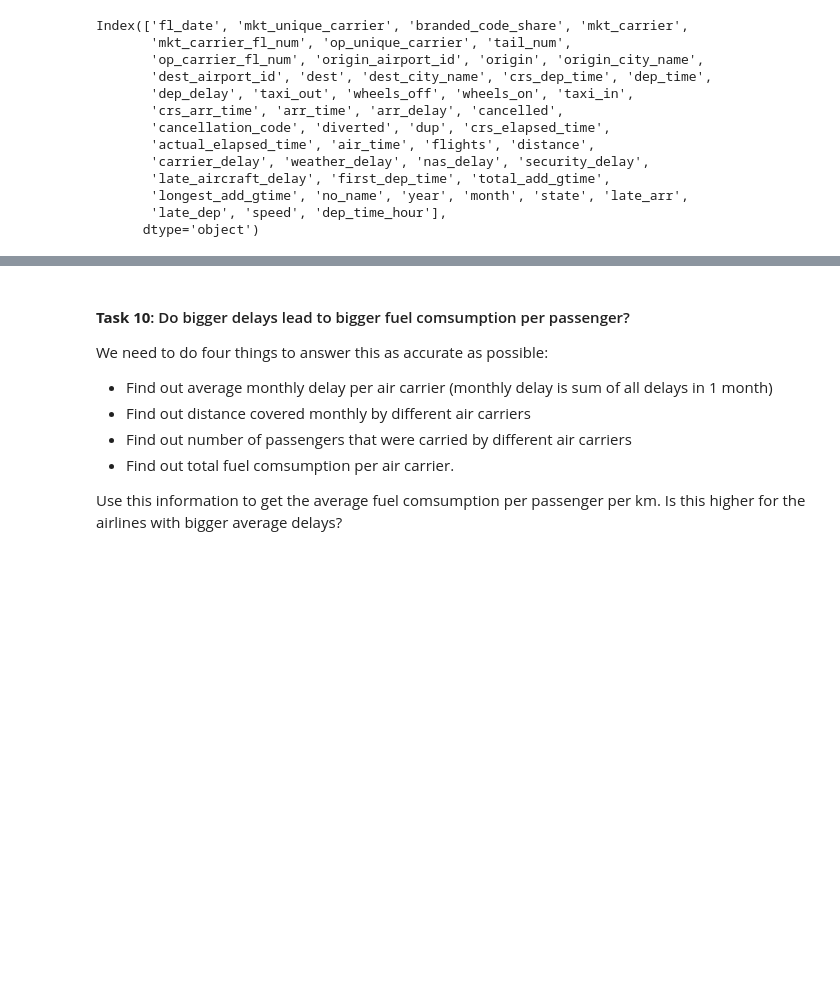
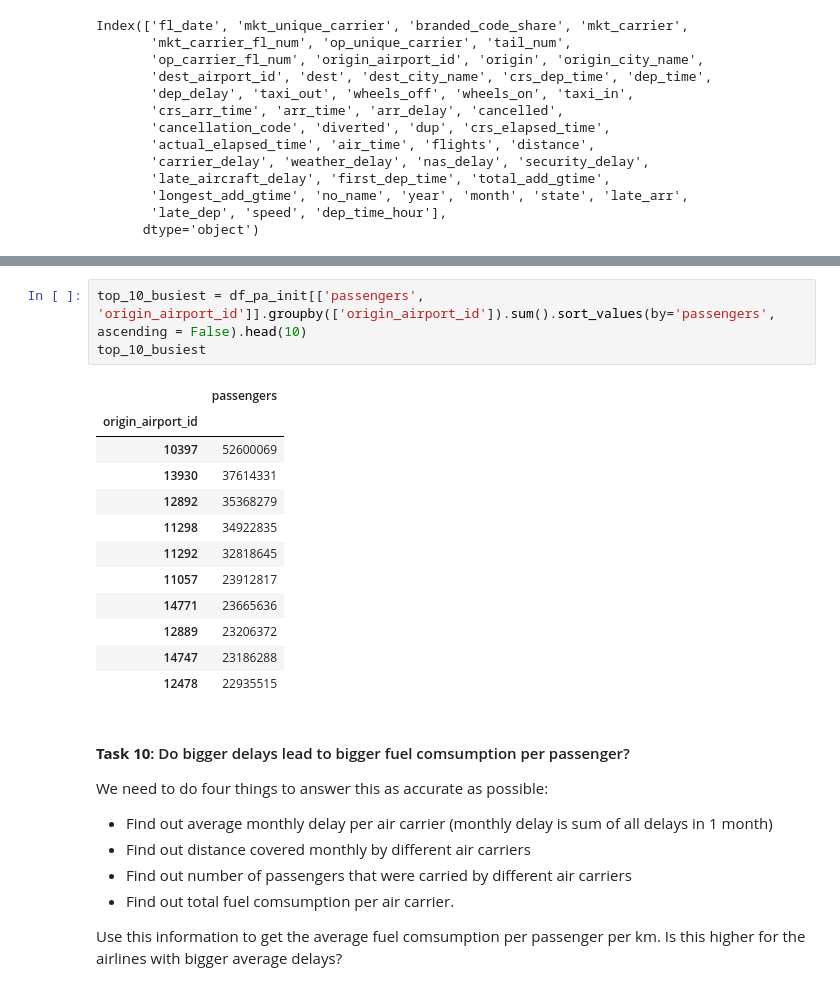
Before and after one commit to jdormaar/Flight-Delays, a Jupyter notebook: Workbook/exploratory_analysis-Copy1.ipynb, the cells around one changed output, grey strips where cells are left out. Saved outputs shown, nothing was run; the diff lists cells and outputs as text; blank space fills up the shorter version.

```diff
--- a/Workbook/exploratory_analysis-Copy1.ipynb
+++ b/Workbook/exploratory_analysis-Copy1.ipynb
@@ -860,3 +882,19 @@ Index(['fl_date', 'mkt_unique_carrier', 'branded_code_share', 'mkt_carrier',
+# %%
+top_10_busiest = df_pa_init[['passengers', 'origin_airport_id']].groupby(['origin_airport_id']).sum().sort_values(by='passengers', ascending = False).head(10)
+top_10_busiest
+# %% [output]
+|  | passengers |
+| origin_airport_id |  |
+| 10397 | 52600069 |
+| 13930 | 37614331 |
+| 12892 | 35368279 |
+| 11298 | 34922835 |
+| 11292 | 32818645 |
+| 11057 | 23912817 |
+| 14771 | 23665636 |
+| 12889 | 23206372 |
+| 14747 | 23186288 |
+| 12478 | 22935515 |
 # %% [markdown]
 #### **Task 10**: Do bigger delays lead to bigger fuel comsumption per passenger?
 We need to do four things to answer this as accurate as possible:
```
Also changed, not shown: parts of 4 cells of this notebook.
